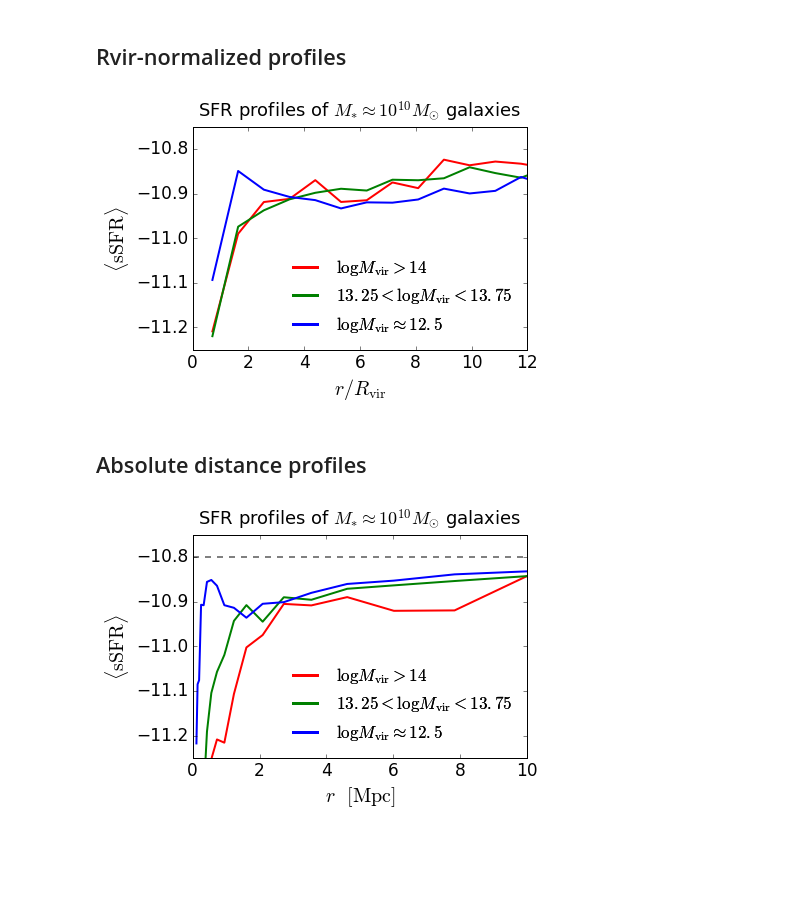
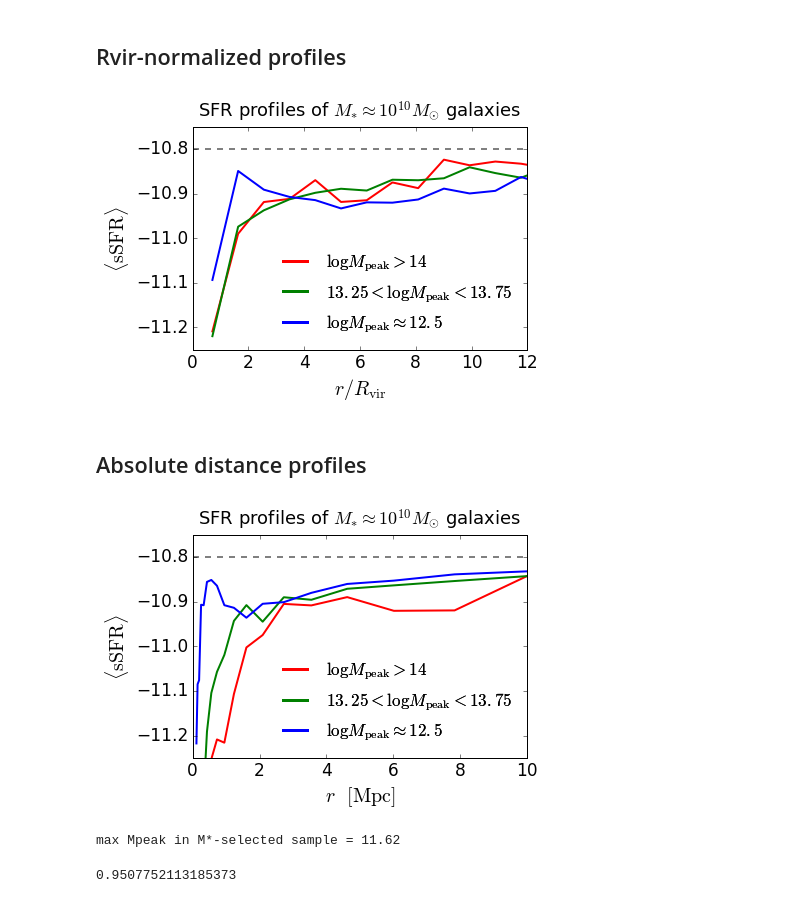
Before and after one commit to aphearin/time_evolving_cam_utils, a Jupyter notebook: plot_ssfr_profiles.ipynb, the cells around one changed output. Saved outputs shown, nothing was run; the diff lists cells and outputs as text; code cells hidden in the pictures; blank space fills up the shorter version.

```diff
--- a/plot_ssfr_profiles.ipynb
+++ b/plot_ssfr_profiles.ipynb
@@ -93,34 +93,34 @@ milky_way_result = radial_profile_3d(milky_way_pos, sample_pos, np.log10(sample[
 # %%
 fig = plt.figure()
 ax = fig.add_subplot(111)
 
 ax.plot(rbins_normalized_midpoints, cluster_result, color='red', linewidth=2)
 ax.plot(rbins_normalized_midpoints, group_result, color='green', linewidth=2)
 ax.plot(rbins_normalized_midpoints, milky_way_result, color='blue', linewidth=2)
 
 mean_sample_ssfr = np.mean(np.log10(sample['ssfr']))
-# ax.plot(np.arange(100), np.zeros(100) + mean_sample_ssfr, ls='--', color='gray', linewidth=2)
+ax.plot(np.arange(100), np.zeros(100) + mean_sample_ssfr, ls='--', color='gray', linewidth=2)
 
 xlabel = ax.set_xlabel(r'$r / R_{\rm vir}$', fontsize=20)
 ylabel = ax.set_ylabel(r'$\langle{\rm sSFR}\rangle$', fontsize=20)
 title = ax.set_title(r'SFR profiles of $M_{\ast}\approx10^{10}M_{\odot}$ galaxies',
                      fontsize=18, y=1.02)
 
 plt.xlabel(r'$r / R_{\rm vir}$', size=20)
 plt.ylabel(r'$\langle{\rm sSFR}\rangle$', size=20)
 plt.xticks(fontsize=17); plt.yticks(fontsize=17)
 plt.xlim(xmin = 0., xmax=12)
 plt.ylim(ymin = -11.25, ymax = -10.75)
 
-red_line = mlines.Line2D([], [], c = 'red', linewidth=3, label = r'$\log M_{\rm vir} > 14$')
-green_line = mlines.Line2D([], [], c = 'green', linewidth=3, label = r'$13.25 < \log M_{\rm vir} < 13.75$')
-blue_line = mlines.Line2D([], [], c = 'blue', linewidth=3, label = r'$\log M_{\rm vir} \approx 12.5$')
+red_line = mlines.Line2D([], [], c = 'red', linewidth=3, label = r'$\log M_{\rm peak} > 14$')
+green_line = mlines.Line2D([], [], c = 'green', linewidth=3, label = r'$13.25 < \log M_{\rm peak} < 13.75$')
+blue_line = mlines.Line2D([], [], c = 'blue', linewidth=3, label = r'$\log M_{\rm peak} \approx 12.5$')
 first_legend = plt.legend(handles=[red_line, green_line, blue_line], frameon=False, loc='best', fontsize=17)
 ax.add_artist(first_legend)
 
 fig.savefig('FIGS/ssfr_normalized_profiles.pdf', bbox_extra_artists=[xlabel, ylabel], bbox_inches='tight')
 # %% [output]
-[figure, old version]
+[figure, new version]
 # %% [markdown]
 ## Absolute distance profiles
 # %%
@@ -158,12 +158,20 @@ plt.xticks(fontsize=17); plt.yticks(fontsize=17)
 plt.xlim(xmin = 0., xmax=10)
 plt.ylim(ymin = -11.25, ymax = -10.75)
 
-red_line = mlines.Line2D([], [], c = 'red', linewidth=3, label = r'$\log M_{\rm vir} > 14$')
-green_line = mlines.Line2D([], [], c = 'green', linewidth=3, label = r'$13.25 < \log M_{\rm vir} < 13.75$')
-blue_line = mlines.Line2D([], [], c = 'blue', linewidth=3, label = r'$\log M_{\rm vir} \approx 12.5$')
+red_line = mlines.Line2D([], [], c = 'red', linewidth=3, label = r'$\log M_{\rm peak} > 14$')
+green_line = mlines.Line2D([], [], c = 'green', linewidth=3, label = r'$13.25 < \log M_{\rm peak} < 13.75$')
+blue_line = mlines.Line2D([], [], c = 'blue', linewidth=3, label = r'$\log M_{\rm peak} \approx 12.5$')
 first_legend = plt.legend(handles=[red_line, green_line, blue_line], frameon=False, loc='best', fontsize=17)
 ax.add_artist(first_legend)
 
 fig.savefig('FIGS/ssfr_profiles.pdf', bbox_extra_artists=[xlabel, ylabel], bbox_inches='tight')
 # %% [output]
-[figure, old version]
+[figure, new version]
+# %%
+print("max Mpeak in M*-selected sample = {0:.2f}".format(np.log10(np.median(sample['mpeak']))))
+# %% [output]
+max Mpeak in M*-selected sample = 11.62
+# %%
+len(sample[sample['mpeak'] > 0.1*np.min(milky_way['mpeak'])])/float(len(sample))
+# %% [output]
+0.9507752113185373
```
Also changed, not shown: 2 other files.
